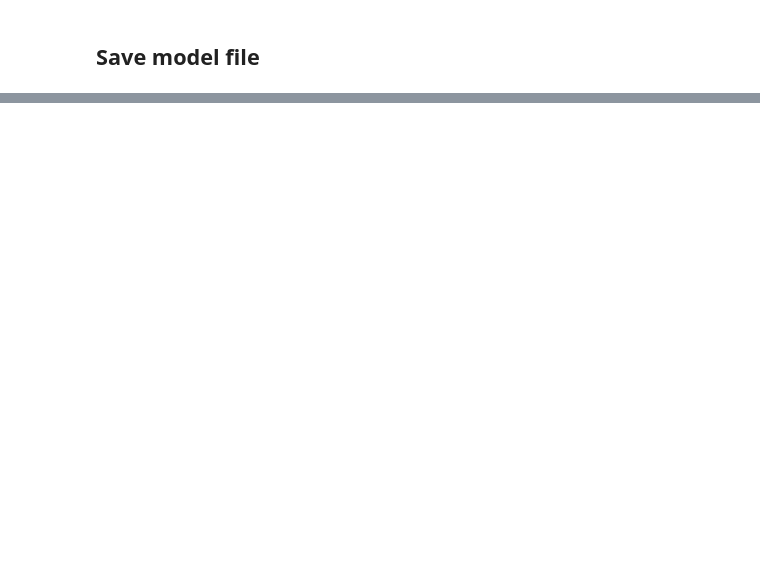
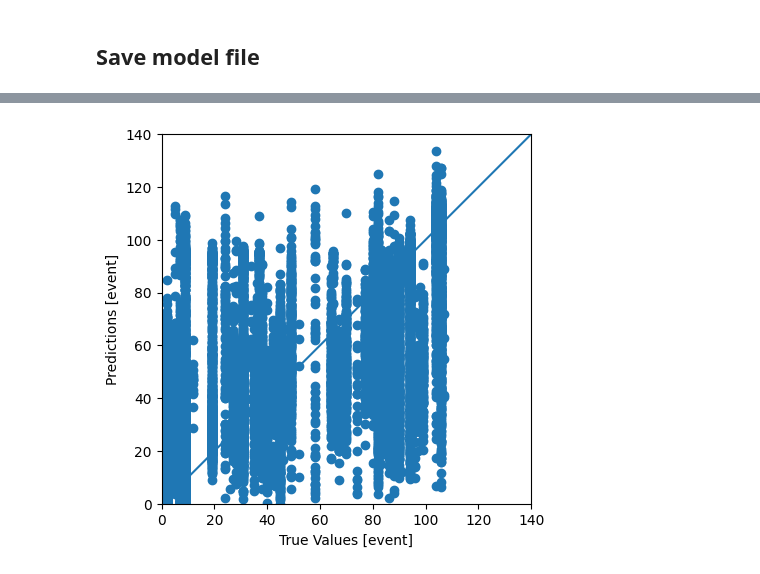
Before and after one commit to maximlesy/big-data-olympic-games, a Jupyter notebook: data-exploration/preparation.ipynb, the cells around one changed output, grey strips where cells are left out. Saved outputs shown, nothing was run; the diff lists cells and outputs as text; code cells hidden in the pictures; blank space fills up the shorter version.

```diff
--- a/data-exploration/preparation.ipynb
+++ b/data-exploration/preparation.ipynb
@@ -633,0 +683,12 @@ _ = plt.ylabel('Count')
+# %%
+test_predictions = dnn_model.predict(np.array(test_features,np.float32)).flatten()
+
+a = plt.axes(aspect='equal')
+plt.scatter(test_labels, test_predictions)
+plt.xlabel('True Values [event]')
+plt.ylabel('Predictions [event]')
+lims = [0, 140]
+plt.xlim(lims)
+plt.ylim(lims)
+_ = plt.plot(lims, lims)
+# %% [output]
@@ -633,0 +696 @@ _ = plt.ylabel('Count')
+[figure, added]
```
Also changed, not shown: parts of 15 cells of this notebook, 2 other files.
